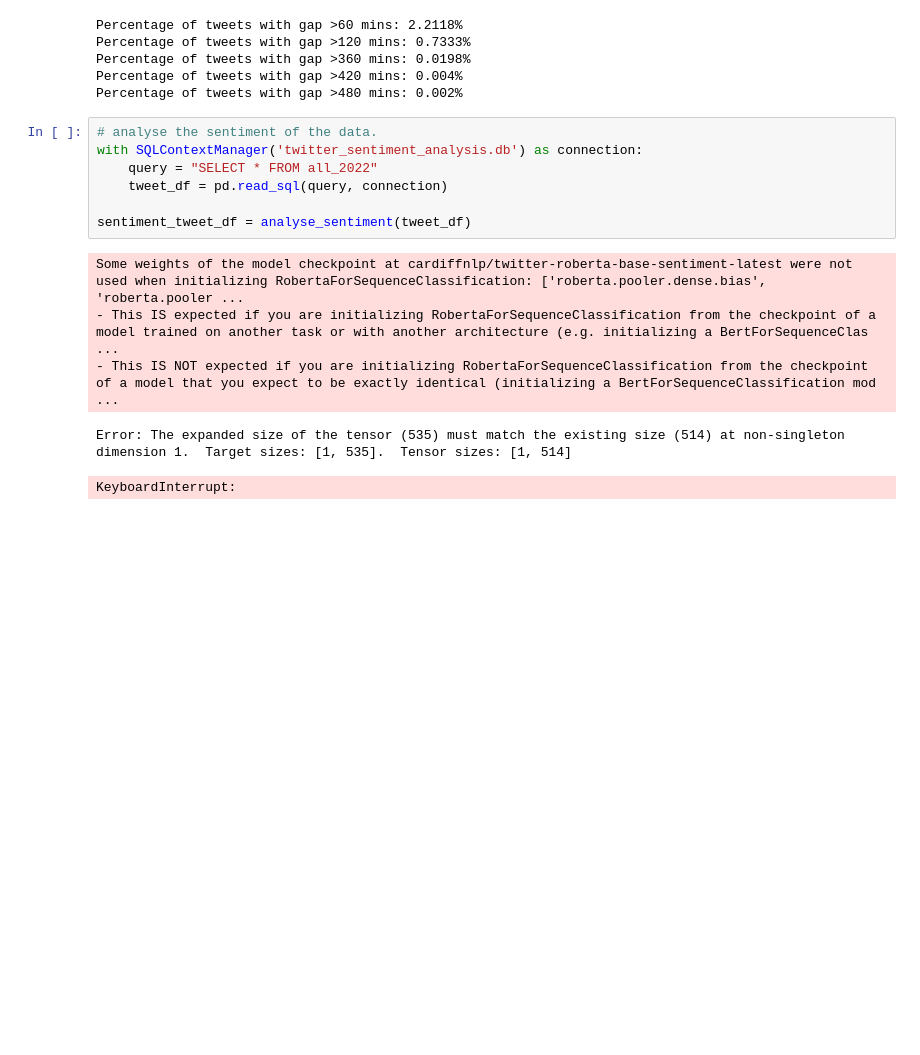
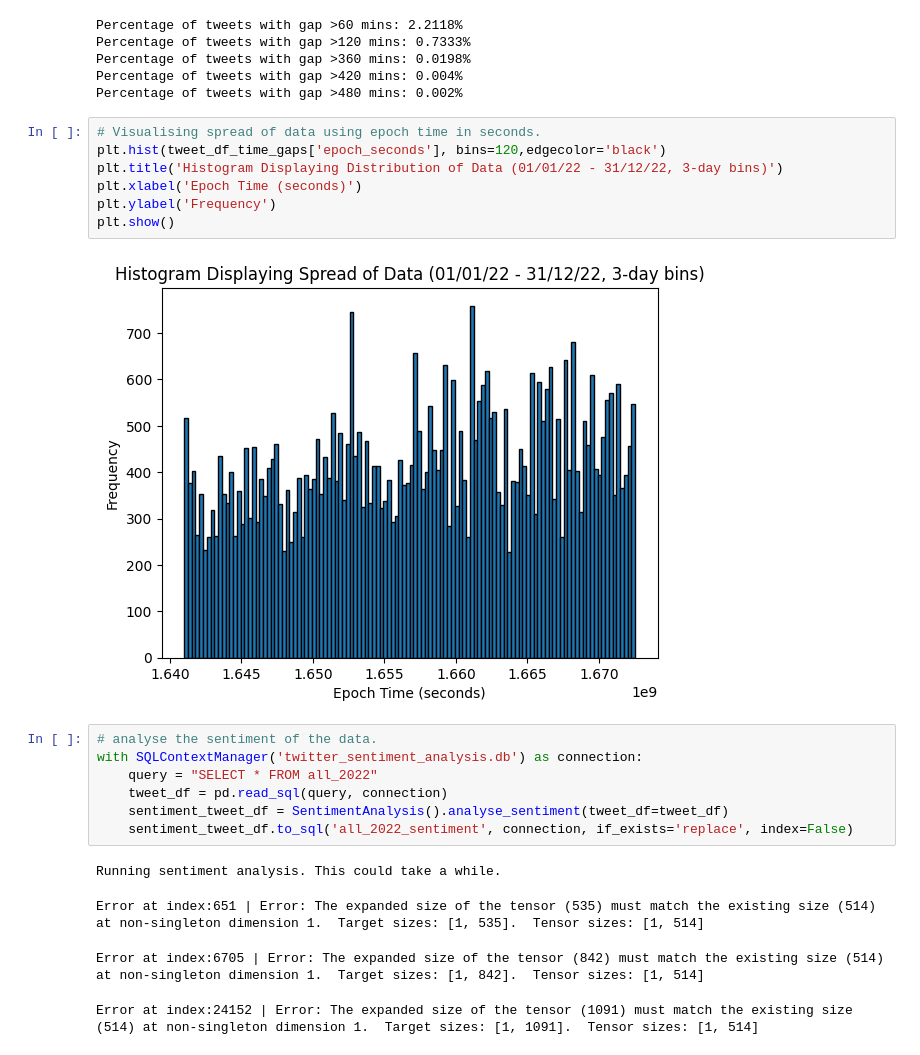
Before and after one commit to christywastaken/twitter-sentiment-analysis, a Jupyter notebook: twitter_sentiment_analysis.ipynb, the cells around one changed output. Cells and saved outputs as stored; diff of their text form; blank space fills up the shorter version.

```diff
--- a/twitter_sentiment_analysis.ipynb
+++ b/twitter_sentiment_analysis.ipynb
@@ -240,16 +203,24 @@ Percentage of tweets with gap >120 mins: 0.7333%
 Percentage of tweets with gap >360 mins: 0.0198%
 Percentage of tweets with gap >420 mins: 0.004%
 Percentage of tweets with gap >480 mins: 0.002%
+# %%
+# Visualising spread of data using epoch time in seconds.
+plt.hist(tweet_df_time_gaps['epoch_seconds'], bins=120,edgecolor='black')
+plt.title('Histogram Displaying Distribution of Data (01/01/22 - 31/12/22, 3-day bins)')
+plt.xlabel('Epoch Time (seconds)')
+plt.ylabel('Frequency')
+plt.show()
+# %% [output]
+[figure, added]
 # %%
 # analyse the sentiment of the data.
 with SQLContextManager('twitter_sentiment_analysis.db') as connection:
     query = "SELECT * FROM all_2022"
     tweet_df = pd.read_sql(query, connection)
-
-sentiment_tweet_df = analyse_sentiment(tweet_df)
+    sentiment_tweet_df = SentimentAnalysis().analyse_sentiment(tweet_df=tweet_df)
+    sentiment_tweet_df.to_sql('all_2022_sentiment', connection, if_exists='replace', index=False)
 # %% [output]
-Some weights of the model checkpoint at cardiffnlp/twitter-roberta-base-sentiment-latest were not used when initializing RobertaForSequenceClassification: ['roberta.pooler.dense.bias', 'roberta.pooler ...
-- This IS expected if you are initializing RobertaForSequenceClassification from the checkpoint of a model trained on another task or with another architecture (e.g. initializing a BertForSequenceClas ...
-- This IS NOT expected if you are initializing RobertaForSequenceClassification from the checkpoint of a model that you expect to be exactly identical (initializing a BertForSequenceClassification mod ...
+Running sentiment analysis. This could take a while.
-Error: The expanded size of the tensor (535) must match the existing size (514) at non-singleton dimension 1.  Target sizes: [1, 535].  Tensor sizes: [1, 514]
+Error at index:651 | Error: The expanded size of the tensor (535) must match the existing size (514) at non-singleton dimension 1.  Target sizes: [1, 535].  Tensor sizes: [1, 514]
-KeyboardInterrupt:
+Error at index:6705 | Error: The expanded size of the tensor (842) must match the existing size (514) at non-singleton dimension 1.  Target sizes: [1, 842].  Tensor sizes: [1, 514]
+Error at index:24152 | Error: The expanded size of the tensor (1091) must match the existing size (514) at non-singleton dimension 1.  Target sizes: [1, 1091].  Tensor sizes: [1, 514]
```
Also changed, not shown: parts of 10 cells of this notebook, 1 other file.
